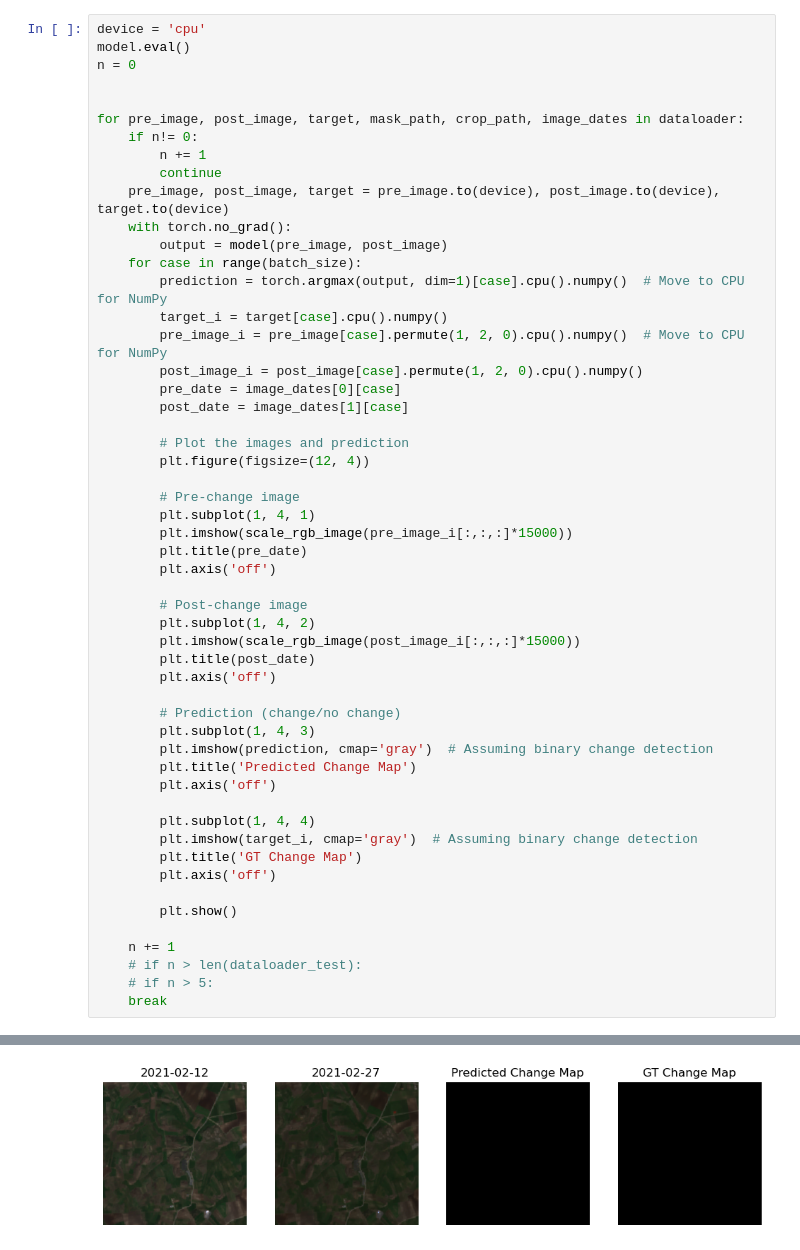
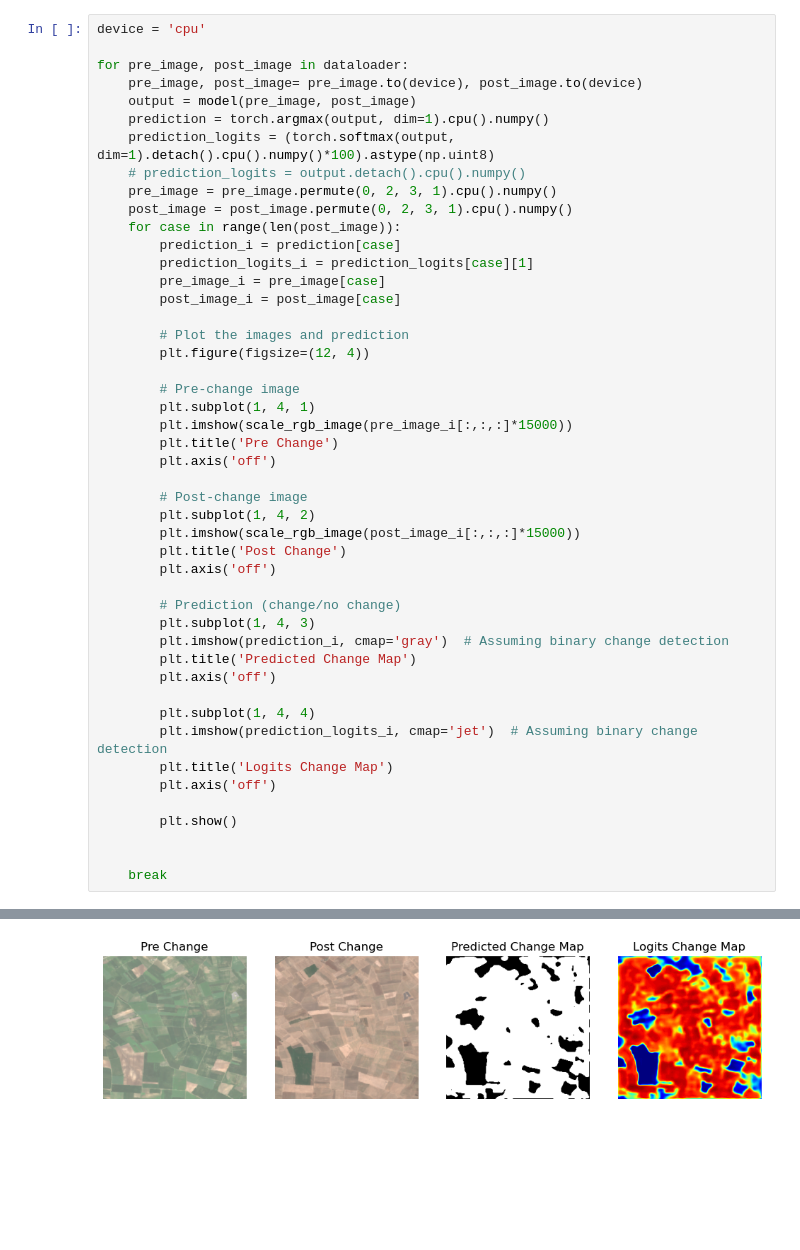
Before and after one commit to noa-beyond/eoProcessors, a Jupyter notebook: noa-change-detection-mapping/noachdm/notebooks/BIT_model.ipynb, the cells around one changed output, grey strips where cells are left out. Saved outputs shown, nothing was run; the diff lists cells and outputs as text; blank space fills up the shorter version.

```diff
--- a/noa-change-detection-mapping/noachdm/notebooks/BIT_model.ipynb
+++ b/noa-change-detection-mapping/noachdm/notebooks/BIT_model.ipynb
@@ -193,23 +142,19 @@ torch.Size([16, 3, 256, 256])
 # %%
 device = 'cpu'
-model.eval()
-n = 0
 
-
-for pre_image, post_image, target, mask_path, crop_path, image_dates in dataloader:
-    if n!= 0:
-        n += 1
-        continue
-    pre_image, post_image, target = pre_image.to(device), post_image.to(device), target.to(device)
-    with torch.no_grad():
-        output = model(pre_image, post_image)
-    for case in range(batch_size):
-        prediction = torch.argmax(output, dim=1)[case].cpu().numpy()  # Move to CPU for NumPy
-        target_i = target[case].cpu().numpy()
-        pre_image_i = pre_image[case].permute(1, 2, 0).cpu().numpy()  # Move to CPU for NumPy
-        post_image_i = post_image[case].permute(1, 2, 0).cpu().numpy()
-        pre_date = image_dates[0][case]
-        post_date = image_dates[1][case]
+for pre_image, post_image in dataloader:
+    pre_image, post_image= pre_image.to(device), post_image.to(device)
+    output = model(pre_image, post_image)
+    prediction = torch.argmax(output, dim=1).cpu().numpy()
+    prediction_logits = (torch.softmax(output, dim=1).detach().cpu().numpy()*100).astype(np.uint8)
+    # prediction_logits = output.detach().cpu().numpy()
+    pre_image = pre_image.permute(0, 2, 3, 1).cpu().numpy()
+    post_image = post_image.permute(0, 2, 3, 1).cpu().numpy()
+    for case in range(len(post_image)):
+        prediction_i = prediction[case]
+        prediction_logits_i = prediction_logits[case][1]
+        pre_image_i = pre_image[case]
+        post_image_i = post_image[case]
 
         # Plot the images and prediction
         plt.figure(figsize=(12, 4))
@@ -217,30 +162,28 @@ for pre_image, post_image, target, mask_path, crop_path, image_dates in dataload
         # Pre-change image
         plt.subplot(1, 4, 1)
         plt.imshow(scale_rgb_image(pre_image_i[:,:,:]*15000))
-        plt.title(pre_date)
+        plt.title('Pre Change')
         plt.axis('off')
 
         # Post-change image
         plt.subplot(1, 4, 2)
         plt.imshow(scale_rgb_image(post_image_i[:,:,:]*15000))
-        plt.title(post_date)
+        plt.title('Post Change')
         plt.axis('off')
 
         # Prediction (change/no change)
         plt.subplot(1, 4, 3)
-        plt.imshow(prediction, cmap='gray')  # Assuming binary change detection
+        plt.imshow(prediction_i, cmap='gray')  # Assuming binary change detection
         plt.title('Predicted Change Map')
         plt.axis('off')
 
         plt.subplot(1, 4, 4)
-        plt.imshow(target_i, cmap='gray')  # Assuming binary change detection
-        plt.title('GT Change Map')
+        plt.imshow(prediction_logits_i, cmap='jet')  # Assuming binary change detection
+        plt.title('Logits Change Map')
         plt.axis('off')
 
         plt.show()
 
-    n += 1
-    # if n > len(dataloader_test):
-    # if n > 5:
+
     break
 # %% [output]
@@ -248 +191 @@ for pre_image, post_image, target, mask_path, crop_path, image_dates in dataload
-[figure, old version]
+[figure, new version]
```
Also changed, not shown: parts of 20 cells of this notebook.
